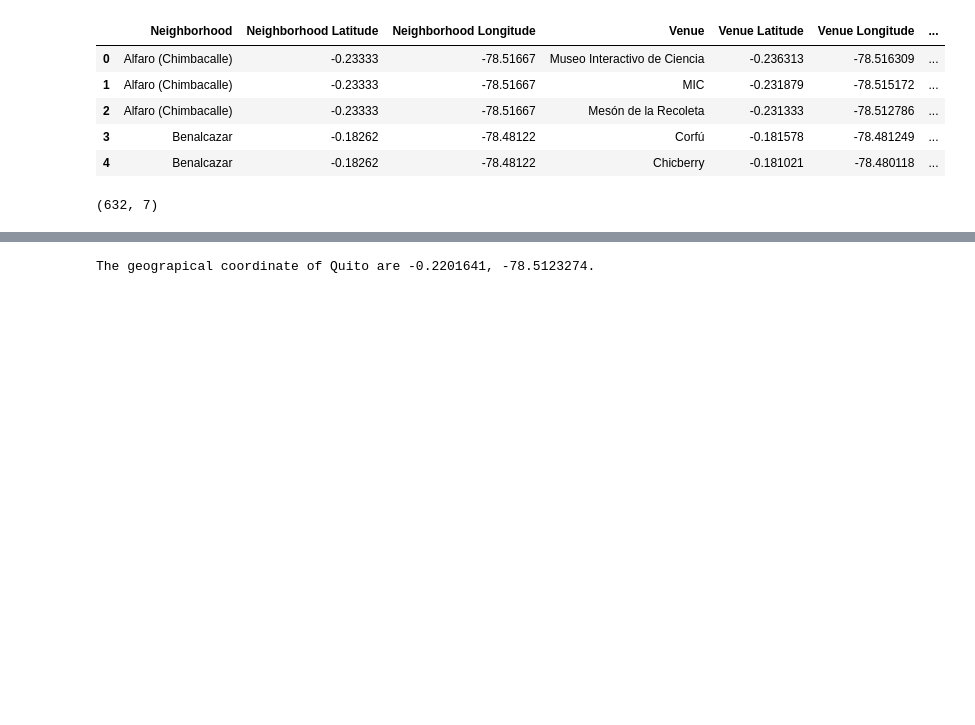
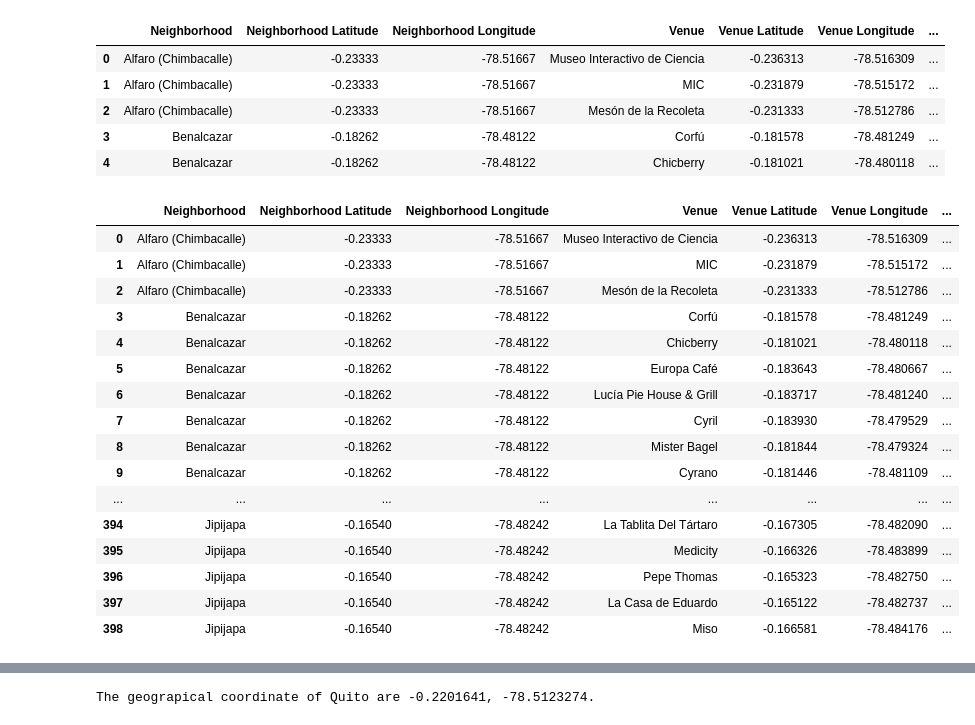
Before and after one commit to francisco-borja/Coursera_Capstone, a Jupyter notebook: ClustersQuitoHoodsMap.ipynb, the cells around one changed output, grey strips where cells are left out. Saved outputs shown, nothing was run; the diff lists cells and outputs as text; code cells hidden in the pictures; blank space fills up the shorter version.

```diff
--- a/ClustersQuitoHoodsMap.ipynb
+++ b/ClustersQuitoHoodsMap.ipynb
@@ -163,8 +174,25 @@ Quito_venues.head()
 | 4 | Benalcazar | -0.18262 | -78.48122 | Chicberry | -0.181021 | -78.480118 | ... |
 # %%
 Quito_venues.groupby('Neighborhood').count()
+Quito_venues
 # %% [output]
-(632, 7)
+|  | Neighborhood | Neighborhood Latitude | Neighborhood Longitude | Venue | Venue Latitude | Venue Longitude | ... |
+| 0 | Alfaro (Chimbacalle) | -0.23333 | -78.51667 | Museo Interactivo de Ciencia | -0.236313 | -78.516309 | ... |
+| 1 | Alfaro (Chimbacalle) | -0.23333 | -78.51667 | MIC | -0.231879 | -78.515172 | ... |
+| 2 | Alfaro (Chimbacalle) | -0.23333 | -78.51667 | Mesón de la Recoleta | -0.231333 | -78.512786 | ... |
+| 3 | Benalcazar | -0.18262 | -78.48122 | Corfú | -0.181578 | -78.481249 | ... |
+| 4 | Benalcazar | -0.18262 | -78.48122 | Chicberry | -0.181021 | -78.480118 | ... |
+| 5 | Benalcazar | -0.18262 | -78.48122 | Europa Café | -0.183643 | -78.480667 | ... |
+| 6 | Benalcazar | -0.18262 | -78.48122 | Lucía Pie House & Grill | -0.183717 | -78.481240 | ... |
+| 7 | Benalcazar | -0.18262 | -78.48122 | Cyril | -0.183930 | -78.479529 | ... |
+| 8 | Benalcazar | -0.18262 | -78.48122 | Mister Bagel | -0.181844 | -78.479324 | ... |
+| 9 | Benalcazar | -0.18262 | -78.48122 | Cyrano | -0.181446 | -78.481109 | ... |
+| ... | ... | ... | ... | ... | ... | ... | ... |
+| 394 | Jipijapa | -0.16540 | -78.48242 | La Tablita Del Tártaro | -0.167305 | -78.482090 | ... |
+| 395 | Jipijapa | -0.16540 | -78.48242 | Medicity | -0.166326 | -78.483899 | ... |
+| 396 | Jipijapa | -0.16540 | -78.48242 | Pepe Thomas | -0.165323 | -78.482750 | ... |
+| 397 | Jipijapa | -0.16540 | -78.48242 | La Casa de Eduardo | -0.165122 | -78.482737 | ... |
+| 398 | Jipijapa | -0.16540 | -78.48242 | Miso | -0.166581 | -78.484176 | ... |
 # %%
 print('There are {} uniques categories.'.format(Quito_venues['Venue Category'].unique()))
 # %% [output]
```
Also changed, not shown: parts of 13 cells of this notebook.
